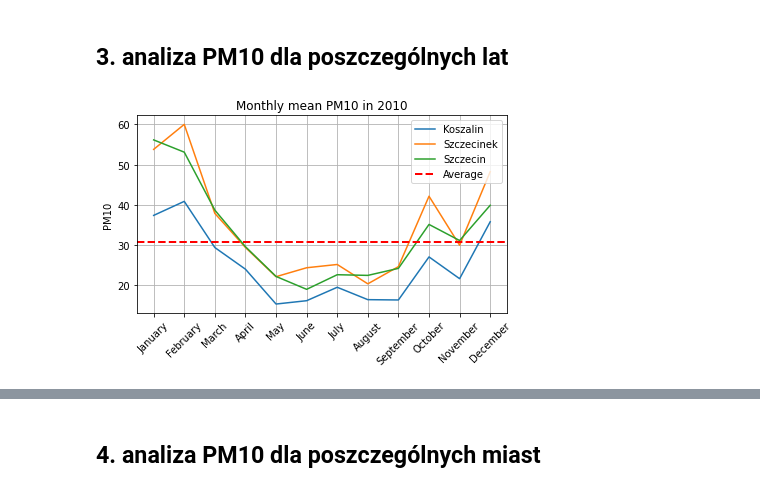
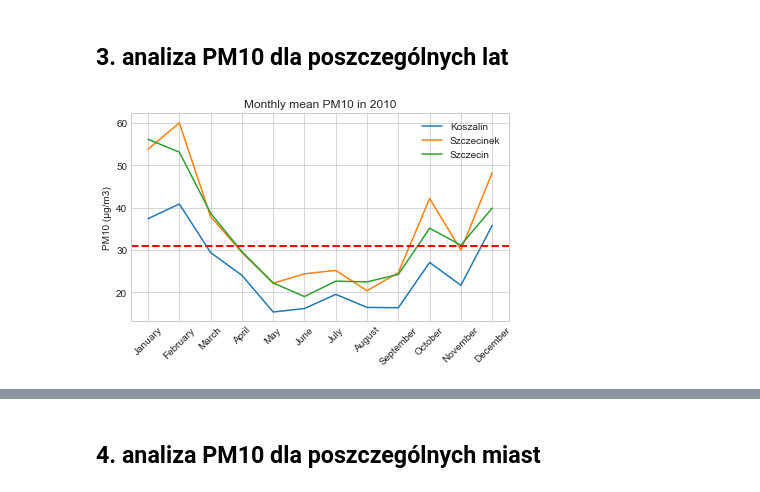
Before and after one commit to sekcja-geoinformacji-uam/pyPollution, a Jupyter notebook: notebook.ipynb, the cells around one changed output, grey strips where cells are left out. Saved outputs shown, nothing was run; the diff lists cells and outputs as text; code cells hidden in the pictures.

```diff
--- a/notebook.ipynb
+++ b/notebook.ipynb
@@ -53,3 +52,19 @@ mean_pm10_10 = zp2010[city_names].mean().mean()
 mean_pm10_20 = zp2020[city_names].mean().mean()
 # %% [markdown]
 ## 3. podstawowe informacje o wartościach PM10
+# %%
+hist = PollutionPlotter()
+
+config = {
+    "title": "PM10 distribution in Szczecin in 2010",
+    "ylabel": "Observations",
+    "xlabel": "PM10 (µg/m3)",
+    "avgline": None,
+    "legend": "upper right",
+    "xticks": 0
+}
+
+hist.set_style('seaborn-whitegrid')
+hist.hist(zp2010['Szczecin'], 10, facecolor = '#2ab0ff', edgecolor='#169acf', linewidth=0.5)
+hist.format(config)
+hist.show()
@@ -99,17 +126,22 @@ meanplots.print()
 ## 3. analiza PM10 dla poszczególnych lat
 # %%
 plot2010 = PollutionPlotter()
-plot2010.plot(x=zp2010MeanMonth.Month,
-              y=zp2010MeanMonth.Koszalin, label="Koszalin")
-plot2010.plot(zp2010MeanMonth.Month,
-              zp2010MeanMonth.Szczecinek, label="Szczecinek")
-plot2010.plot(zp2010MeanMonth.Month,
-              zp2010MeanMonth.Szczecin, label="Szczecin")
-plot2010.ylabel = 'PM10'
-plot2010.avgline = mean_pm10_10
-plot2010.format('Monthly mean PM10 in 2010', add_avgline=True)
-plot2010.print()
+
+config = {
+    "title": "Monthly mean PM10 in 2010",
+    "ylabel": "PM10 (µg/m3)",
+    "avgline": mean_pm10_10,
+    "legend": "upper right",
+    "xticks": 45
+}
+
+plot2010.set_style('seaborn-whitegrid')
+plot2010.plot(zp2010MeanMonth.Month, zp2010MeanMonth.Koszalin, label="Koszalin")
+plot2010.plot(zp2010MeanMonth.Month, zp2010MeanMonth.Szczecinek, label="Szczecinek")
+plot2010.plot(zp2010MeanMonth.Month, zp2010MeanMonth.Szczecin, label="Szczecin")
+plot2010.format(config)
+plot2010.show()
 # %% [output]
-[figure, old version]
+[figure, new version]
 # %%
 plot2020 = PollutionPlotter()
```
Also changed, not shown: parts of 7 cells of this notebook.
